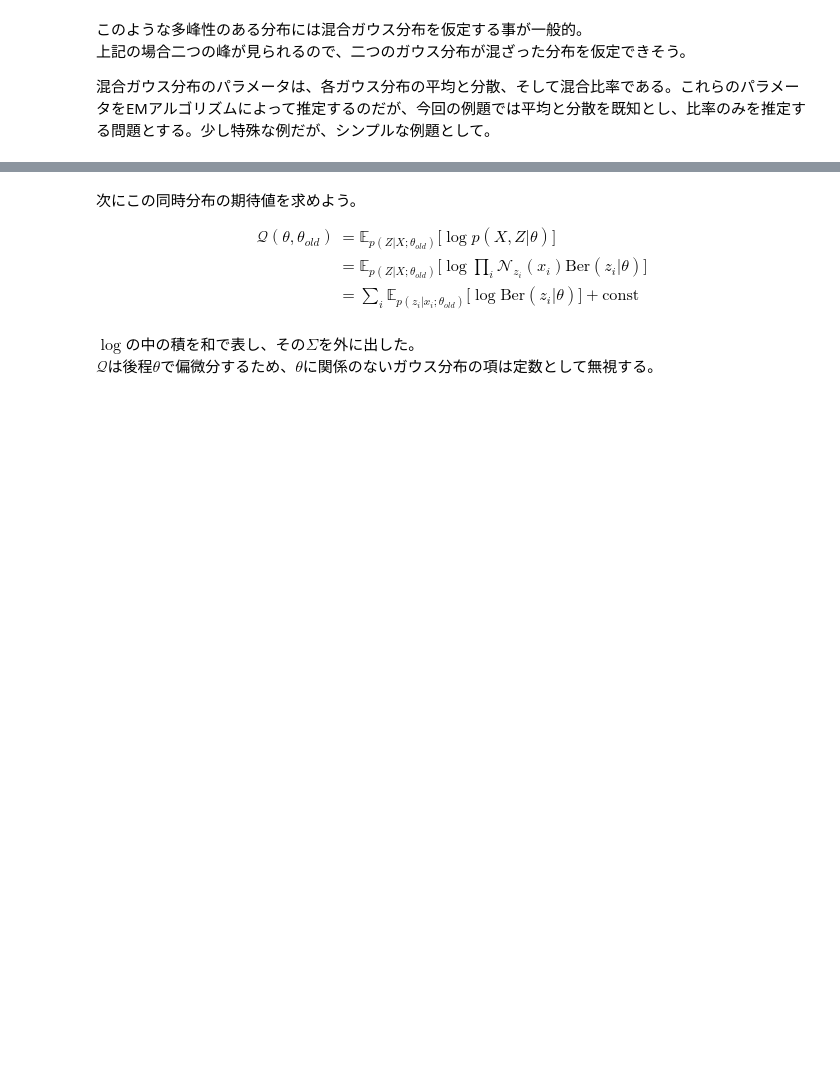
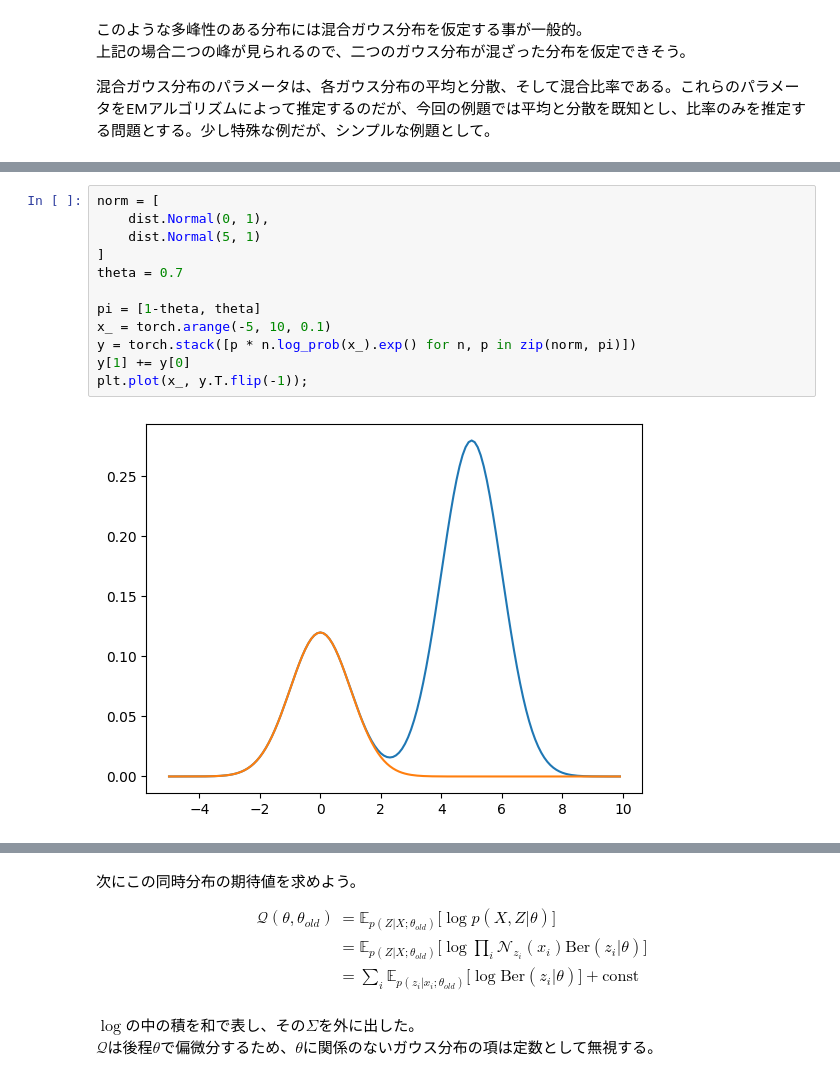
Before and after one commit to misya11p/probabilistic-models, a Jupyter notebook: EM-algorithm.ipynb, the cells around one changed output, grey strips where cells are left out. Cells and saved outputs as stored; diff of their text form; blank space fills up the shorter version.

```diff
--- a/EM-algorithm.ipynb
+++ b/EM-algorithm.ipynb
@@ -200,3 +202,17 @@ $$
+# %%
+norm = [
+    dist.Normal(0, 1),
+    dist.Normal(5, 1)
+]
+theta = 0.7
+
+pi = [1-theta, theta]
+x_ = torch.arange(-5, 10, 0.1)
+y = torch.stack([p * n.log_prob(x_).exp() for n, p in zip(norm, pi)])
+y[1] += y[0]
+plt.plot(x_, y.T.flip(-1));
+# %% [output]
+[figure, added]
 # %% [markdown]
 では求めていこう。
 
```
Also changed, not shown: parts of 5 cells of this notebook.
